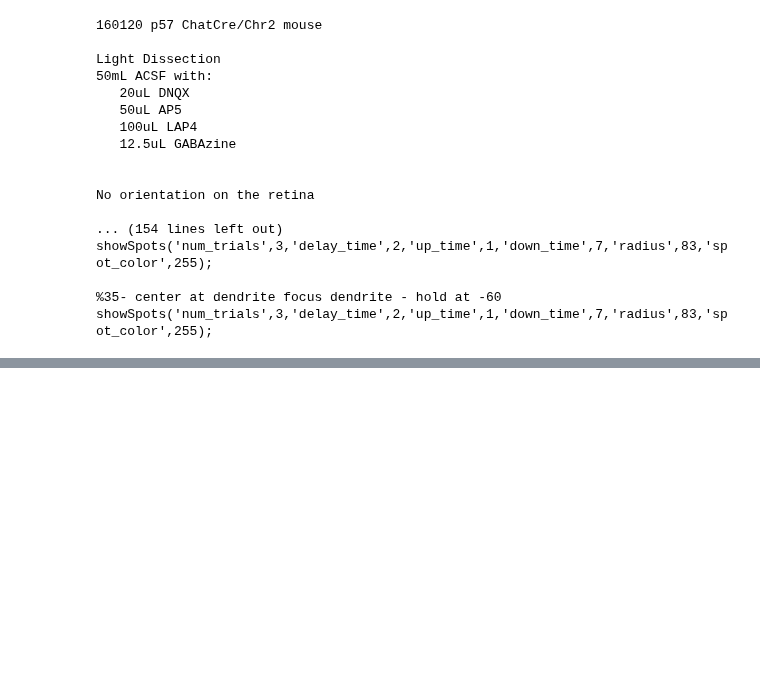
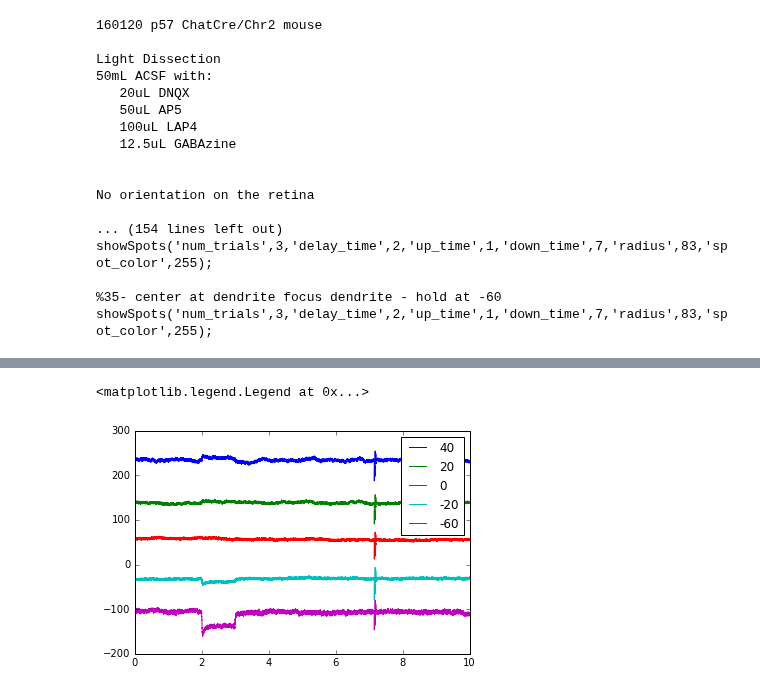
Before and after one commit to vdutell/ephysanalysis, a Jupyter notebook: vclamp.ipynb, the cells around one changed output, grey strips where cells are left out. Drawn from its saved outputs; the diff is of its cells as text; code cells hidden in the pictures; blank space fills up the shorter version.

```diff
--- a/vclamp.ipynb
+++ b/vclamp.ipynb
@@ -273,0 +131,18 @@ pyplot.show()
+# %%
+sac3 = np.array([[24, 40],
+                [23, 20],
+                [22, 0],
+                [25, -20],
+                [21, -60]])
+
+fig = plt.figure()
+for t in range(len(sac3)): #[21,25,22, 23, 24]
+    condition = '00' + str(sac3[t,0])
+    fname = '../data/ChatCreChR2/' + date + '/' + datef2 + condition + '.abf'
+    plotsweeps(fname, mylabel=str(sac3[t,1]), rawbg=0, submean=0)
+#plt.ylim([-300, 300])
+fig.show()
+plt.legend()
+# %% [output]
+<matplotlib.legend.Legend at 0x...>
+[figure, added]
```
Also changed, not shown: parts of 22 cells of this notebook.
